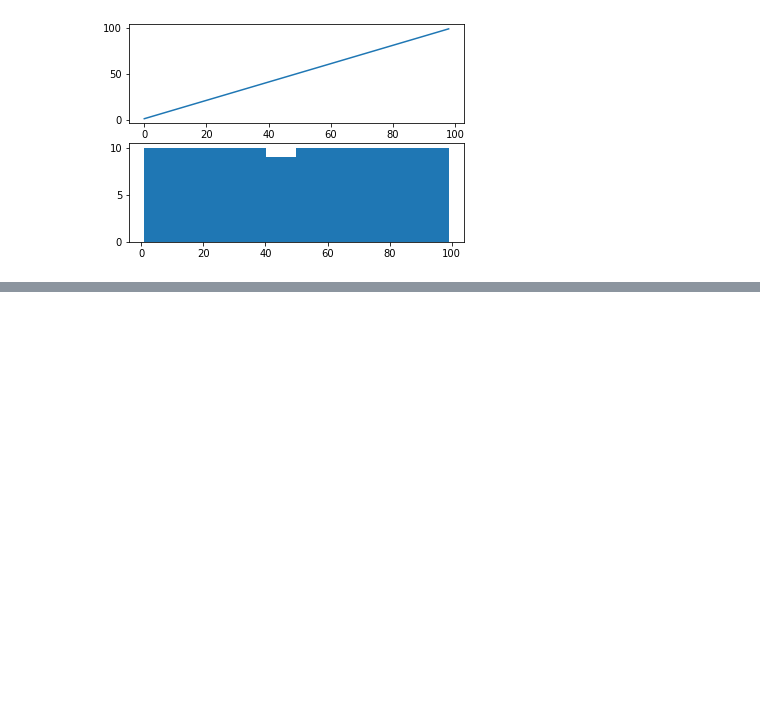
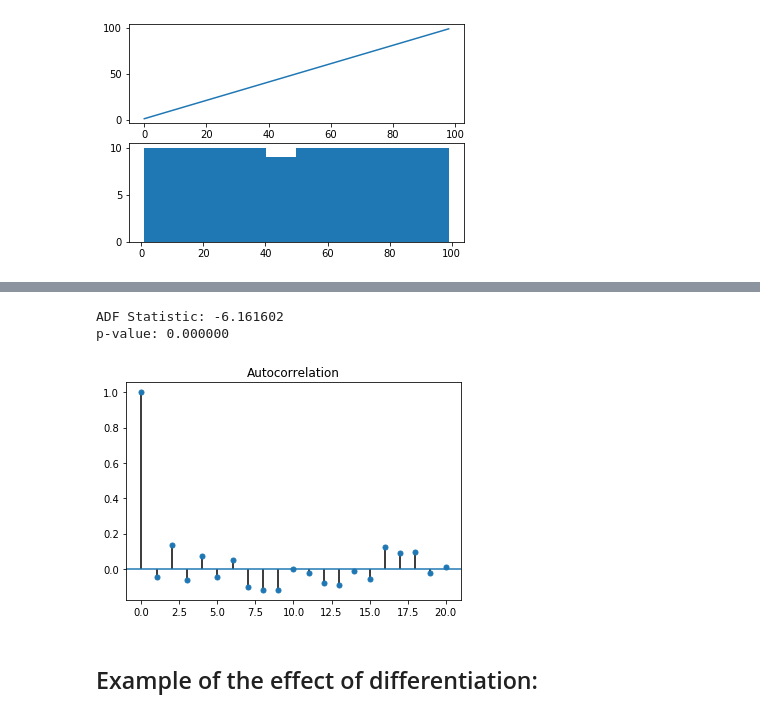
Before and after one commit to pedroblossbraga/Statistics-Python, a Jupyter notebook: ARIMA_Research_IN_PROGRESS.ipynb, the cells around one changed output, grey strips where cells are left out. Cells and saved outputs as stored; diff of their text form; code cells hidden in the pictures; blank space fills up the shorter version.

```diff
--- a/ARIMA_Research_IN_PROGRESS.ipynb
+++ b/ARIMA_Research_IN_PROGRESS.ipynb
@@ -566,0 +637,20 @@ pyplot.show()
+# %%
+from statsmodels.tsa.stattools import adfuller
+from numpy import log
+import pmdarima as pm
+
+def dicker_fuller_test(arr):
+  result = adfuller(arr)
+  print('ADF Statistic: %f' % result[0])
+  print('p-value: %f' % result[1])
+  pm.plot_acf(arr)
+  plt.show()
+# %%
+ts = cria_ts()
+dicker_fuller_test(ts.values)
+# %% [output]
+ADF Statistic: -6.161602
+p-value: 0.000000
+[figure, added]
+# %% [markdown]
+## Example of the effect of differentiation:
```
Also changed, not shown: parts of 27 cells of this notebook.
